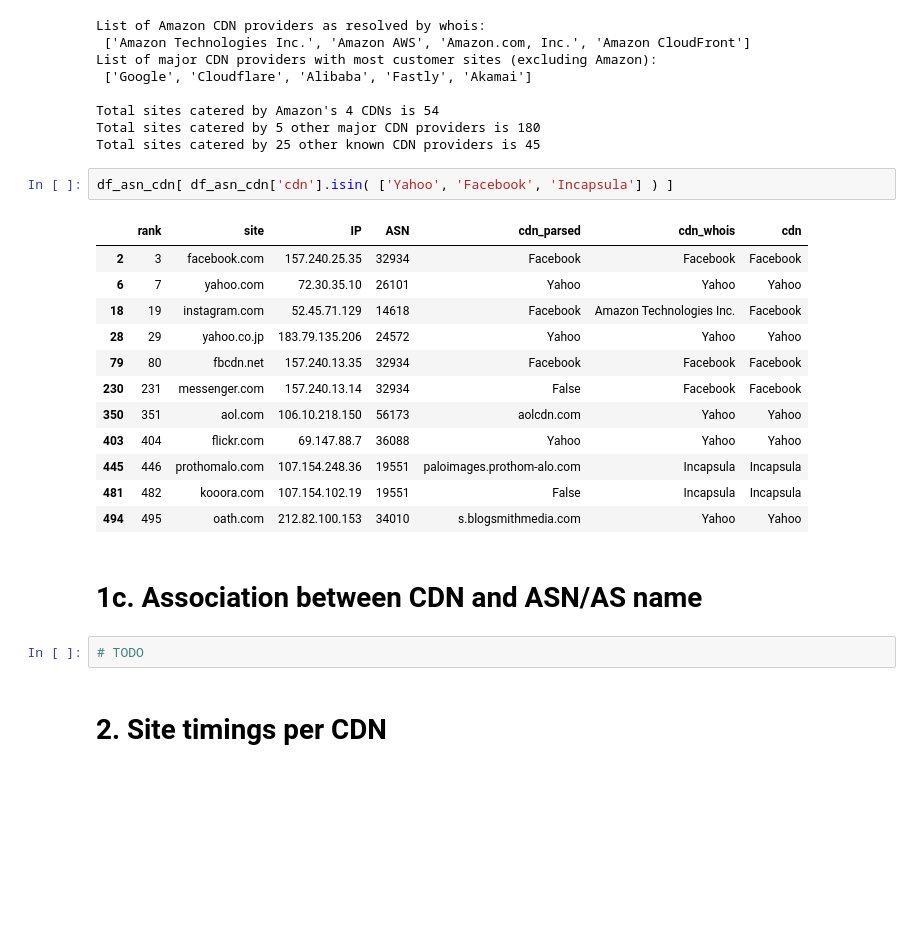
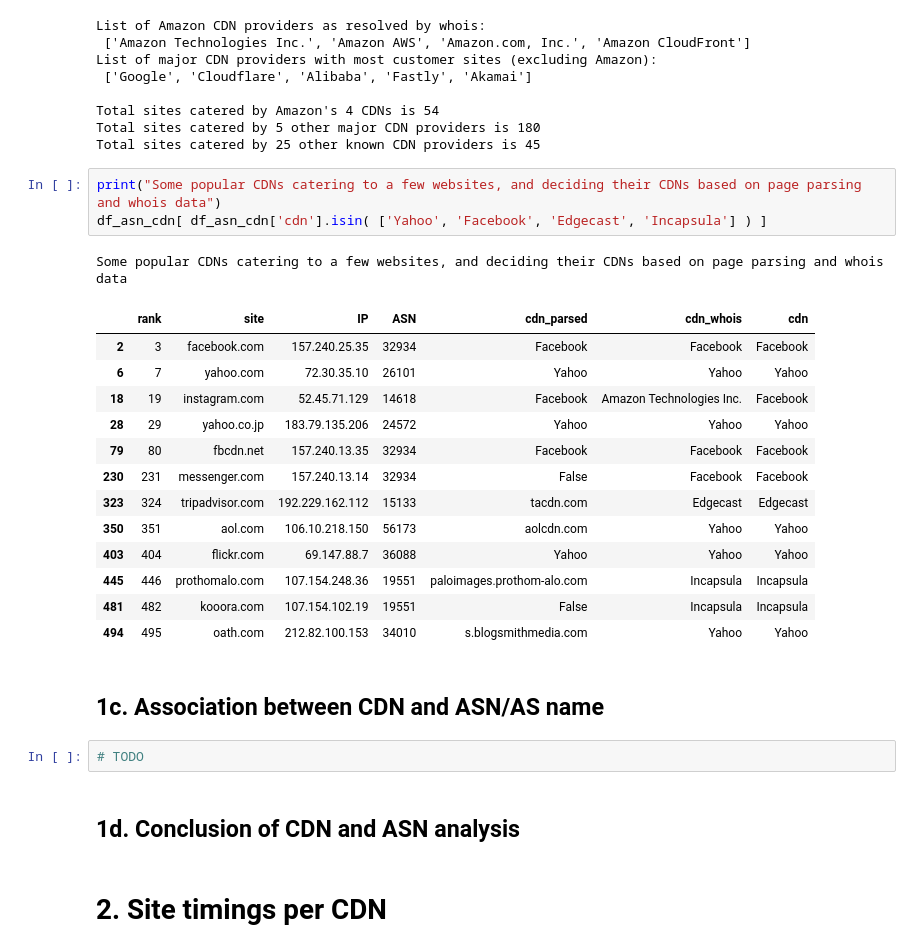
Before and after one commit to shahifaqeer/cdn-analysis, a Jupyter notebook: Analysis.ipynb, the cells around one changed output. Cells and saved outputs as stored; diff of their text form; blank space fills up the shorter version.

```diff
--- a/Analysis.ipynb
+++ b/Analysis.ipynb
@@ -267,24 +267,29 @@ List of major CDN providers with most customer sites (excluding Amazon):
 Total sites catered by Amazon's 4 CDNs is 54
 Total sites catered by 5 other major CDN providers is 180
 Total sites catered by 25 other known CDN providers is 45
-# %%
-df_asn_cdn[ df_asn_cdn['cdn'].isin( ['Yahoo', 'Facebook', 'Incapsula'] ) ]
-# %% [output]
-|  | rank | site | IP | ASN | cdn_parsed | cdn_whois | cdn |
-| 2 | 3 | facebook.com | 157.240.25.35 | 32934 | Facebook | Facebook | Facebook |
-| 6 | 7 | yahoo.com | 72.30.35.10 | 26101 | Yahoo | Yahoo | Yahoo |
-| 18 | 19 | instagram.com | 52.45.71.129 | 14618 | Facebook | Amazon Technologies Inc. | Facebook |
-| 28 | 29 | yahoo.co.jp | 183.79.135.206 | 24572 | Yahoo | Yahoo | Yahoo |
-| 79 | 80 | fbcdn.net | 157.240.13.35 | 32934 | Facebook | Facebook | Facebook |
-| 230 | 231 | messenger.com | 157.240.13.14 | 32934 | False | Facebook | Facebook |
-| 350 | 351 | aol.com | 106.10.218.150 | 56173 | aolcdn.com | Yahoo | Yahoo |
-| 403 | 404 | flickr.com | 69.147.88.7 | 36088 | Yahoo | Yahoo | Yahoo |
-| 445 | 446 | prothomalo.com | 107.154.248.36 | 19551 | paloimages.prothom-alo.com | Incapsula | Incapsula |
-| 481 | 482 | kooora.com | 107.154.102.19 | 19551 | False | Incapsula | Incapsula |
-| 494 | 495 | oath.com | 212.82.100.153 | 34010 | s.blogsmithmedia.com | Yahoo | Yahoo |
+# %%
+print("Some popular CDNs catering to a few websites, and deciding their CDNs based on page parsing and whois data")
+df_asn_cdn[ df_asn_cdn['cdn'].isin( ['Yahoo', 'Facebook', 'Edgecast', 'Incapsula'] ) ]
+# %% [output]
+Some popular CDNs catering to a few websites, and deciding their CDNs based on page parsing and whois data
+|  | rank | site | IP | ASN | cdn_parsed | cdn_whois | cdn |
+| 2 | 3 | facebook.com | 157.240.25.35 | 32934 | Facebook | Facebook | Facebook |
+| 6 | 7 | yahoo.com | 72.30.35.10 | 26101 | Yahoo | Yahoo | Yahoo |
+| 18 | 19 | instagram.com | 52.45.71.129 | 14618 | Facebook | Amazon Technologies Inc. | Facebook |
+| 28 | 29 | yahoo.co.jp | 183.79.135.206 | 24572 | Yahoo | Yahoo | Yahoo |
+| 79 | 80 | fbcdn.net | 157.240.13.35 | 32934 | Facebook | Facebook | Facebook |
+| 230 | 231 | messenger.com | 157.240.13.14 | 32934 | False | Facebook | Facebook |
+| 323 | 324 | tripadvisor.com | 192.229.162.112 | 15133 | tacdn.com | Edgecast | Edgecast |
+| 350 | 351 | aol.com | 106.10.218.150 | 56173 | aolcdn.com | Yahoo | Yahoo |
+| 403 | 404 | flickr.com | 69.147.88.7 | 36088 | Yahoo | Yahoo | Yahoo |
+| 445 | 446 | prothomalo.com | 107.154.248.36 | 19551 | paloimages.prothom-alo.com | Incapsula | Incapsula |
+| 481 | 482 | kooora.com | 107.154.102.19 | 19551 | False | Incapsula | Incapsula |
+| 494 | 495 | oath.com | 212.82.100.153 | 34010 | s.blogsmithmedia.com | Yahoo | Yahoo |
 # %% [markdown]
-# 1c. Association between CDN and ASN/AS name
+## 1c. Association between CDN and ASN/AS name
 # %%
 # TODO
+# %% [markdown]
+## 1d. Conclusion of CDN and ASN analysis
 # %% [markdown]
 # 2. Site timings per CDN
```
Also changed, not shown: parts of 2 cells of this notebook, 1 other file.
